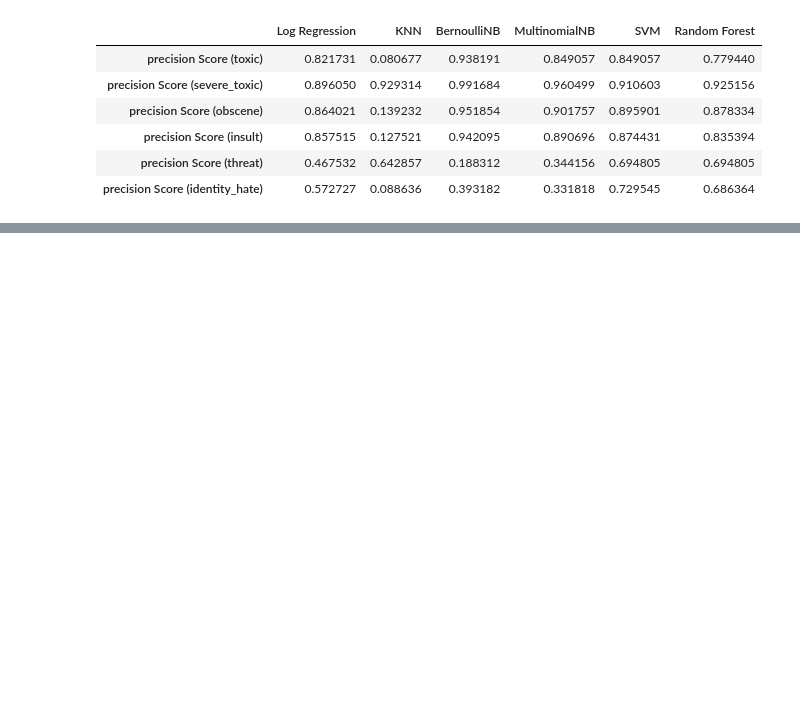
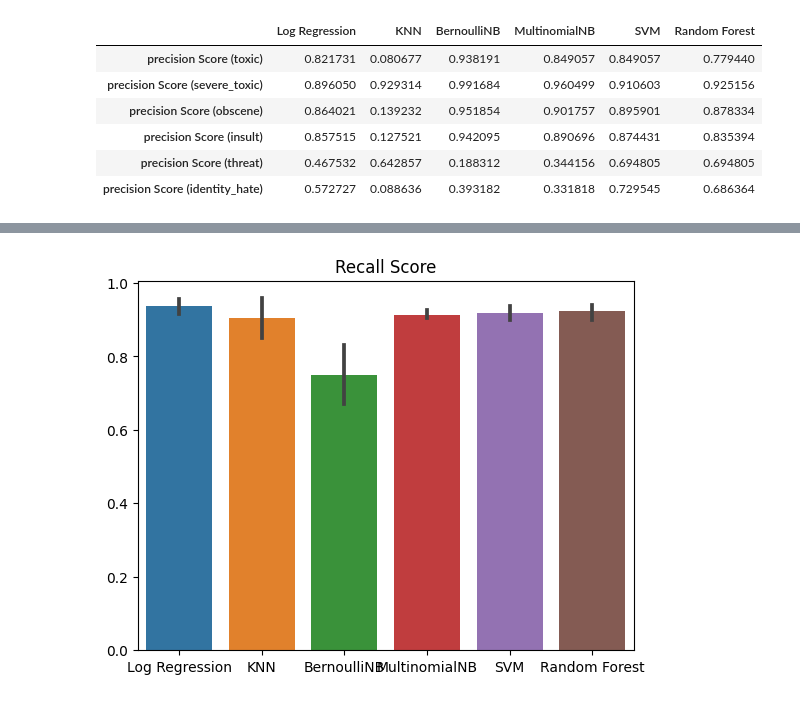
Before and after one commit to rohan-singh987/commentToxicityAnalyzer-ML, a Jupyter notebook: Comment Toxicity Classifier.ipynb, the cells around one changed output, grey strips where cells are left out. Drawn from its saved outputs; the diff is of its cells as text; code cells hidden in the pictures; blank space fills up the shorter version.

Commit message:
plotting graph on scoreValue
Signed-off-by: Rohan Singh <rohannsingh98765@gmail.com>

```diff
--- a/Comment Toxicity Classifier.ipynb
+++ b/Comment Toxicity Classifier.ipynb
@@ -327,10 +327,19 @@ def model_train(data_toxicFeat,label,vectorizer,ngram):
                                 precision_score(svm_model.predict(X_test_vect), y_test),
                                 precision_score(randomforest.predict(X_test_vect), y_test)]}
 
+
+    recall_score_data = {'recall Score ({})'.format(label):[recall_score(lr.predict(X_test_vect), y_test),
+                                recall_score(knn.predict(X_test_vect), y_test),
+                                recall_score(bnb.predict(X_test_vect), y_test),
+                                recall_score(mnb.predict(X_test_vect), y_test),
+                                recall_score(svm_model.predict(X_test_vect), y_test),
+                                recall_score(randomforest.predict(X_test_vect), y_test)]}
+
     data_f1 = pd.DataFrame(f1_score_data, index=['Log Regression','KNN', 'BernoulliNB', 'MultinomialNB', 'SVM', 'Random Forest'])
     data_precision = pd.DataFrame(precision_score_data, index=['Log Regression','KNN', 'BernoulliNB', 'MultinomialNB', 'SVM', 'Random Forest'])
+    data_recall = pd.DataFrame(recall_score_data, index=['Log Regression','KNN', 'BernoulliNB', 'MultinomialNB', 'SVM', 'Random Forest'])
 
-    return data_f1, data_precision
+    return data_f1, data_precision, data_recall
 # %%
 import time
 
@@ -570,3 +597,6 @@ Precision_all_trp
 | precision Score (insult) | 0.857515 | 0.127521 | 0.942095 | 0.890696 | 0.874431 | 0.835394 |
 | precision Score (threat) | 0.467532 | 0.642857 | 0.188312 | 0.344156 | 0.694805 | 0.694805 |
 | precision Score (identity_hate) | 0.572727 | 0.088636 | 0.393182 | 0.331818 | 0.729545 | 0.686364 |
+# %%
+Recall_all = pd.concat([df_tox[2], df_sev[2], df_obs[2], df_ins[2], df_thr[2], df_ide[2]], axis=1)
+Recall_all
@@ -572,0 +611,3 @@ Precision_all_trp
+# %%
+Recall_all_trp = Recall_all.transpose()
+Recall_all_trp
@@ -572,0 +622,6 @@ Precision_all_trp
+# %%
+sns.barplot(Recall_all_trp)
+plt.title('Recall Score')
+plt.show()
+# %% [output]
+[figure, added]
```
Also changed, not shown: parts of 11 cells of this notebook.
